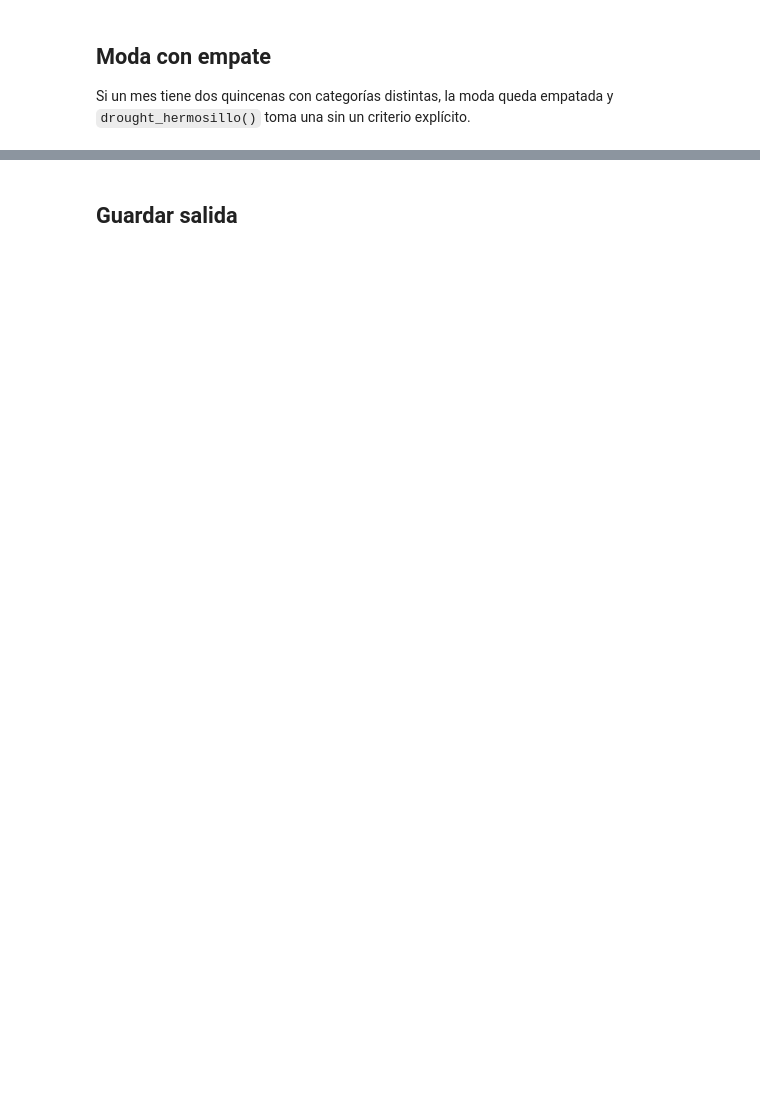
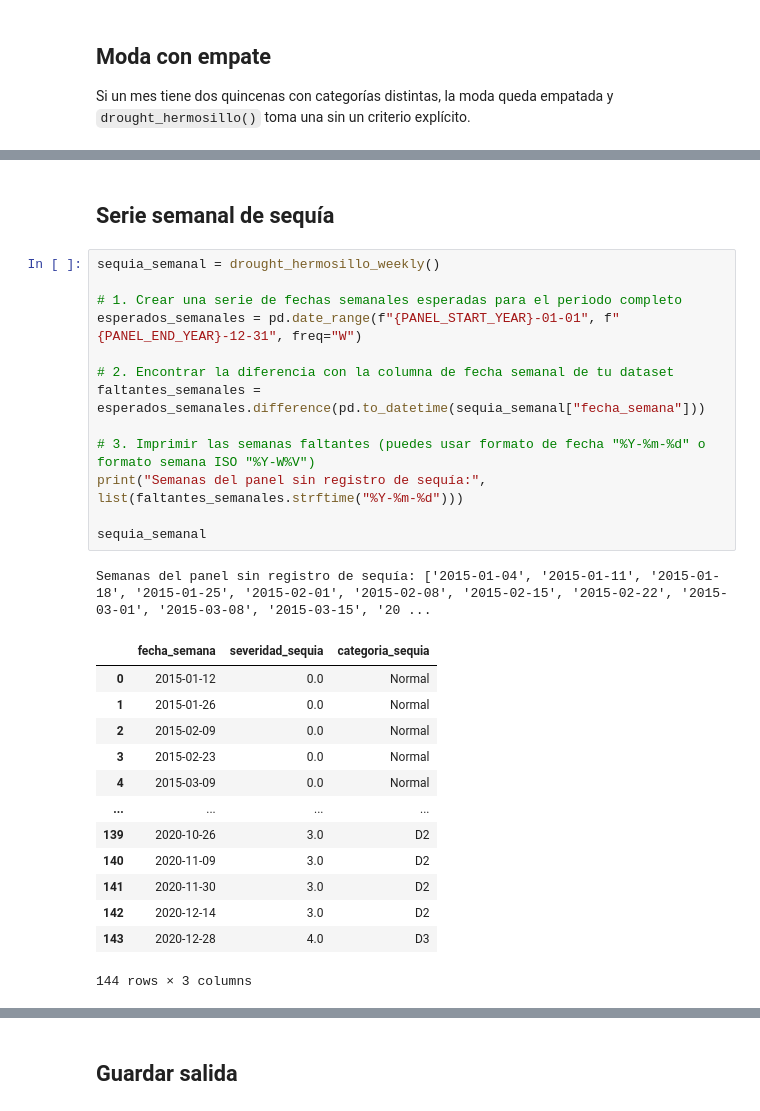
Before and after one commit to mdc-feature-engineering/sonora-health-climate-eda, a Jupyter notebook: notebooks/02_procesamiento/2.2-procesamiento-sequia.ipynb, the cells around one changed output, grey strips where cells are left out. Saved outputs shown, nothing was run; the diff lists cells and outputs as text; blank space fills up the shorter version.

```diff
--- a/notebooks/02_procesamiento/2.2-procesamiento-sequia.ipynb
+++ b/notebooks/02_procesamiento/2.2-procesamiento-sequia.ipynb
@@ -115,0 +189,30 @@ plt.show()
+# %% [markdown]
+## Serie semanal de sequía
+# %%
+sequia_semanal = drought_hermosillo_weekly()
+
+# 1. Crear una serie de fechas semanales esperadas para el periodo completo
+esperados_semanales = pd.date_range(f"{PANEL_START_YEAR}-01-01", f"{PANEL_END_YEAR}-12-31", freq="W")
+
+# 2. Encontrar la diferencia con la columna de fecha semanal de tu dataset
+faltantes_semanales = esperados_semanales.difference(pd.to_datetime(sequia_semanal["fecha_semana"]))
+
+# 3. Imprimir las semanas faltantes (puedes usar formato de fecha "%Y-%m-%d" o formato semana ISO "%Y-W%V")
+print("Semanas del panel sin registro de sequía:", list(faltantes_semanales.strftime("%Y-%m-%d")))
+
+sequia_semanal
+# %% [output]
+Semanas del panel sin registro de sequía: ['2015-01-04', '2015-01-11', '2015-01-18', '2015-01-25', '2015-02-01', '2015-02-08', '2015-02-15', '2015-02-22', '2015-03-01', '2015-03-08', '2015-03-15', '20 ...
+|  | fecha_semana | severidad_sequia | categoria_sequia |
+| 0 | 2015-01-12 | 0.0 | Normal |
+| 1 | 2015-01-26 | 0.0 | Normal |
+| 2 | 2015-02-09 | 0.0 | Normal |
+| 3 | 2015-02-23 | 0.0 | Normal |
+| 4 | 2015-03-09 | 0.0 | Normal |
+| ... | ... | ... | ... |
+| 139 | 2020-10-26 | 3.0 | D2 |
+| 140 | 2020-11-09 | 3.0 | D2 |
+| 141 | 2020-11-30 | 3.0 | D2 |
+| 142 | 2020-12-14 | 3.0 | D2 |
+| 143 | 2020-12-28 | 4.0 | D3 |
+144 rows × 3 columns
```
Also changed, not shown: parts of 10 cells of this notebook, 6 other files.
